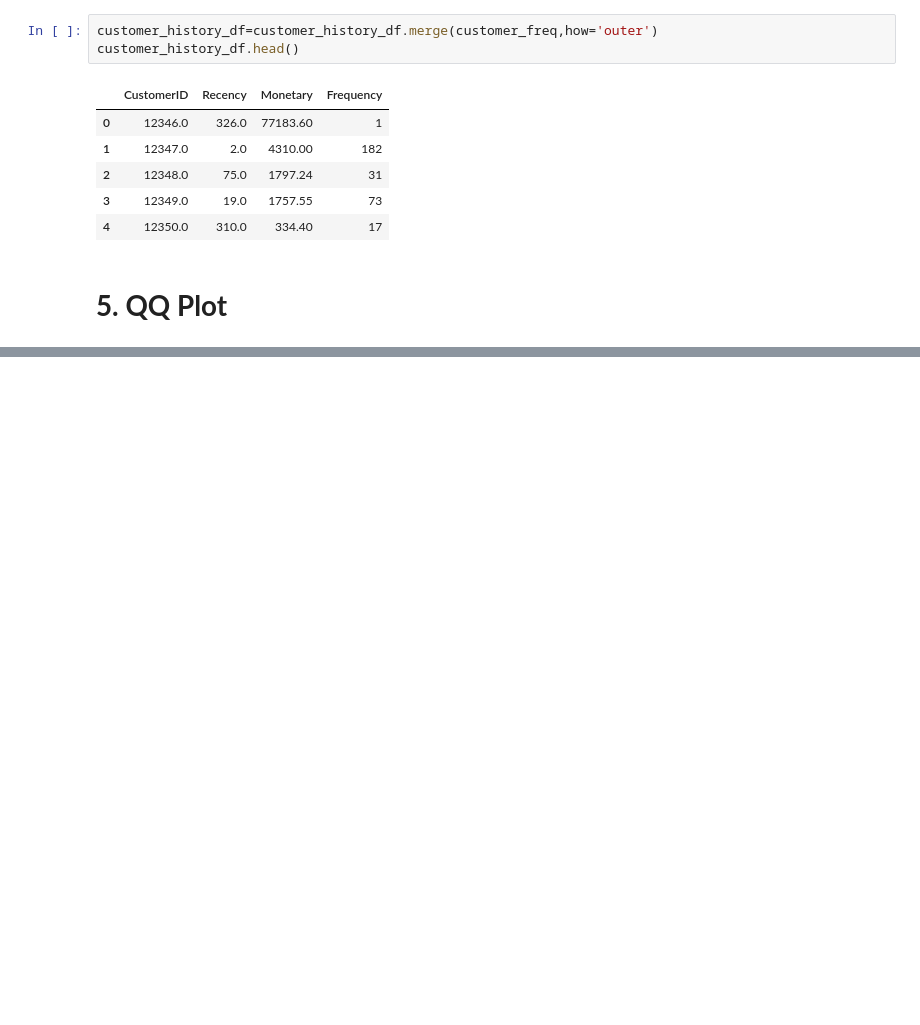
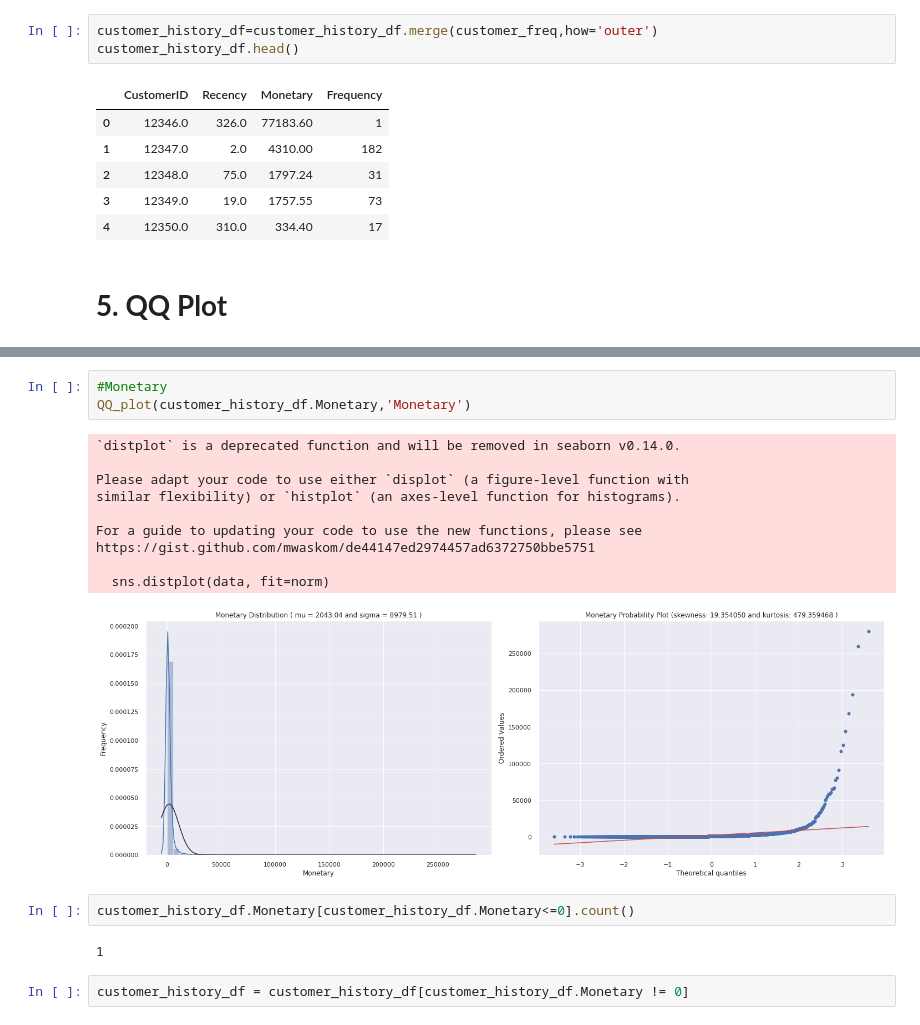
Before and after one commit to Deepakkarki24/Online-Retail-Customer-Segmentation, a Jupyter notebook: Individual_Colab_(Customer_Segmentation)_Capstone_Project.ipynb, the cells around one changed output, grey strips where cells are left out. Drawn from its saved outputs; the diff is of its cells as text; blank space fills up the shorter version.

```diff
--- a/Individual_Colab_(Customer_Segmentation)_Capstone_Project.ipynb
+++ b/Individual_Colab_(Customer_Segmentation)_Capstone_Project.ipynb
@@ -881,0 +935,20 @@ customer_history_df.head()
+# %%
+#Monetary
+QQ_plot(customer_history_df.Monetary,'Monetary')
+# %% [output]
+`distplot` is a deprecated function and will be removed in seaborn v0.14.0.
+
+Please adapt your code to use either `displot` (a figure-level function with
+similar flexibility) or `histplot` (an axes-level function for histograms).
+
+For a guide to updating your code to use the new functions, please see
+https://gist.github.com/mwaskom/de44147ed2974457ad6372750bbe5751
+
+  sns.distplot(data, fit=norm)
+[figure, added]
+# %%
+customer_history_df.Monetary[customer_history_df.Monetary<=0].count()
+# %% [output]
+1
+# %%
+customer_history_df = customer_history_df[customer_history_df.Monetary != 0]
```
Also changed, not shown: parts of 17 cells of this notebook.
